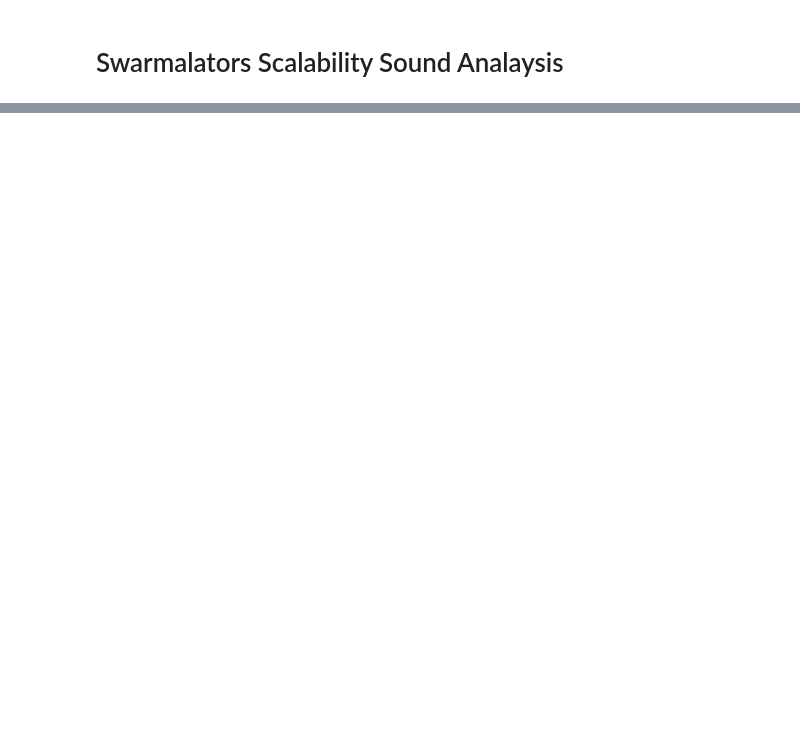
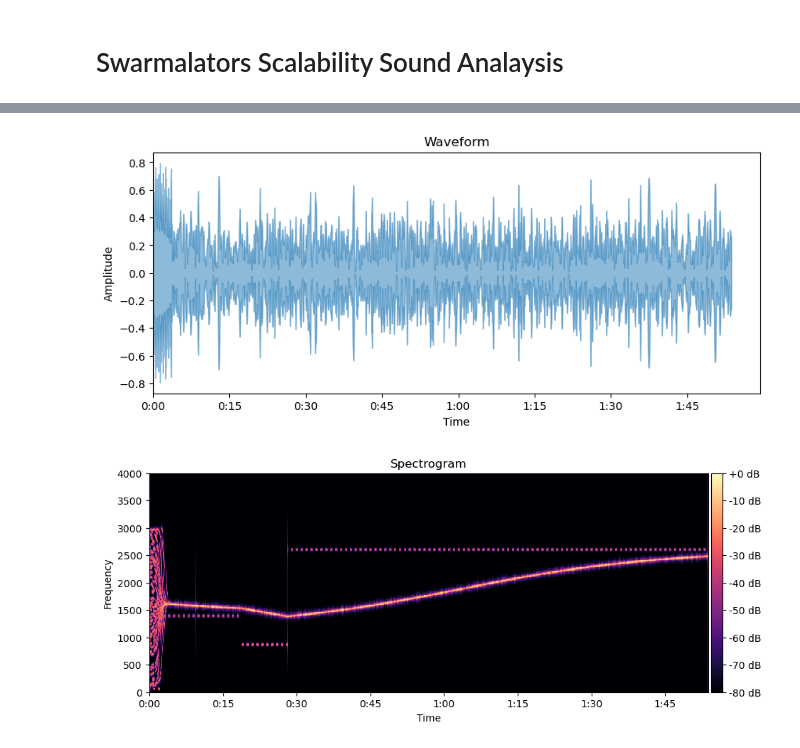
Before and after one commit to pedro-lucas-bravo/sync_swarm_experiments, a Jupyter notebook: data_analysis/swarmalators_scalability.ipynb, the cells around one changed output, grey strips where cells are left out. Drawn from its saved outputs; the diff is of its cells as text; code cells hidden in the pictures; blank space fills up the shorter version.

```diff
--- a/data_analysis/swarmalators_scalability.ipynb
+++ b/data_analysis/swarmalators_scalability.ipynb
@@ -197,0 +239,10 @@ if len(freqs) != 0:
+# %%
+#MANUAL SWARMALATOR SYNC
+audio_file_2 = "swarmalators_freq_map_manual_1.wav"
+audio_path_2 = directory + "\\" + audio_file_2
+audio_data_2, sr = librosa.load(audio_path_2, sr=sr)
+spectrogram_data_2 = librosa.amplitude_to_db(librosa.stft(audio_data_2), ref=np.max)
+plot_waveform_and_spectrogram_zones(audio_data_2, spectrogram_data_2, sr, filepath = "swarm_interactive", spec_width=12)
+# %% [output]
+[figure, added]
+[figure, added]
```
Also changed, not shown: parts of 8 cells of this notebook, 16 other files.
